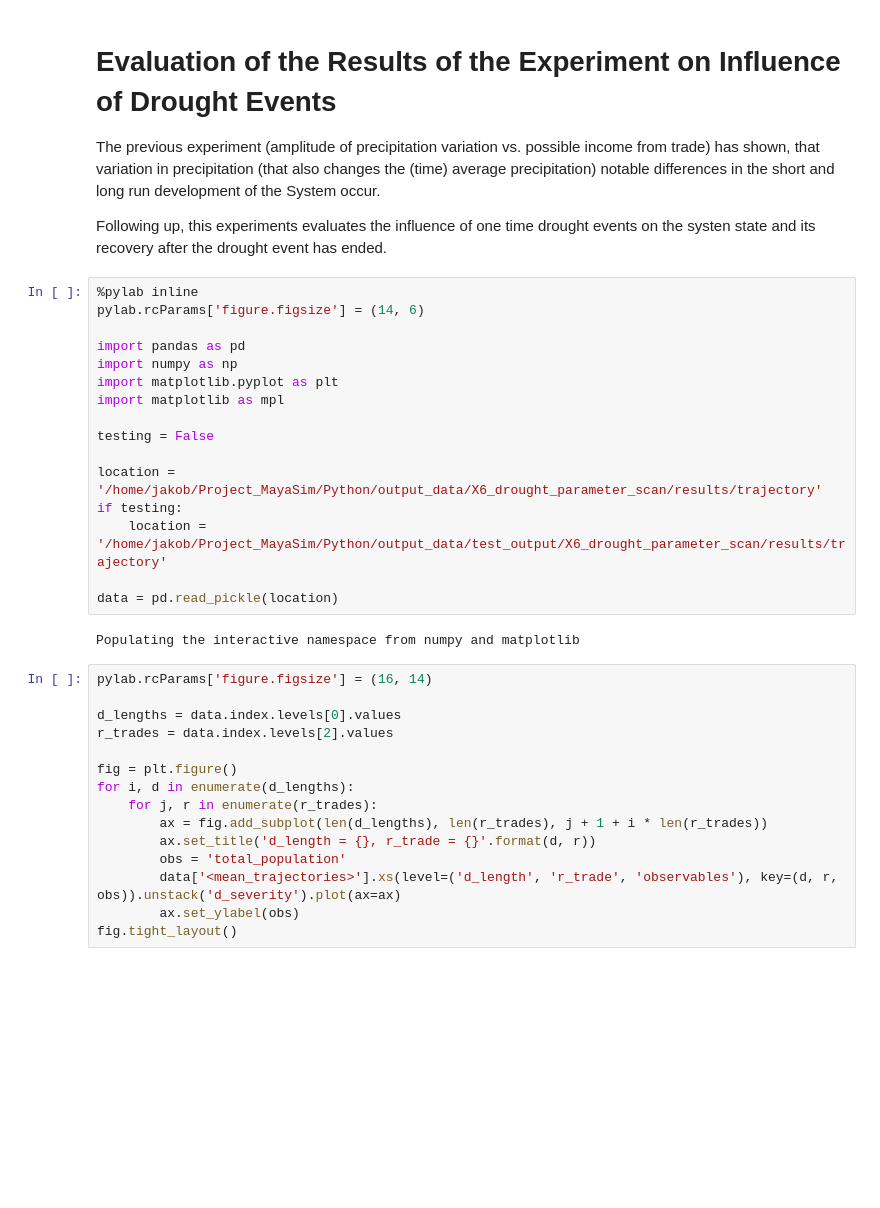
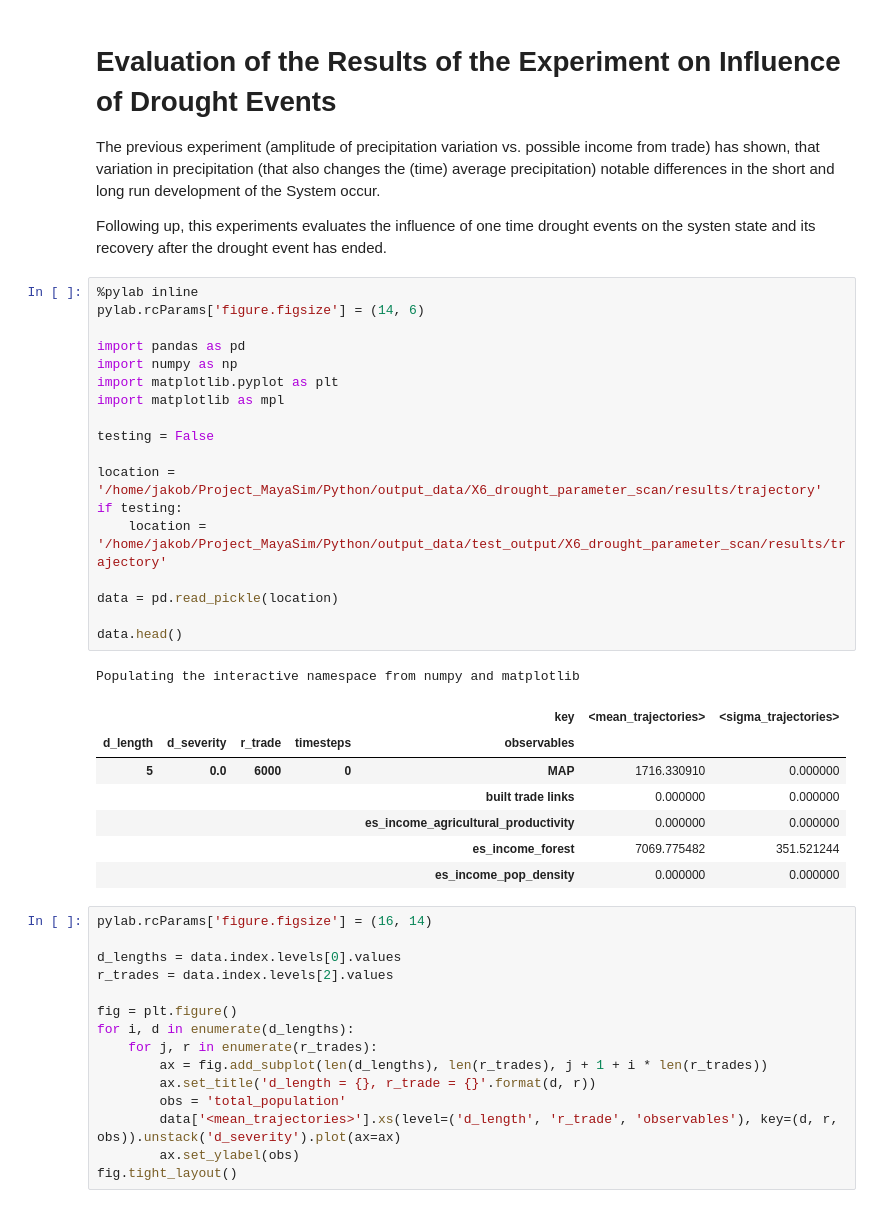
Before and after one commit to jakobkolb/Mayasim, a Jupyter notebook: Evaluation_Notebooks/X6_influence_of_drought_events.ipynb, the cells around one changed output. Drawn from its saved outputs; the diff is of its cells as text; blank space fills up the shorter version.

```diff
--- a/Evaluation_Notebooks/X6_influence_of_drought_events.ipynb
+++ b/Evaluation_Notebooks/X6_influence_of_drought_events.ipynb
@@ -7,21 +7,30 @@ Following up, this experiments evaluates the influence of one time drought event
 # %%
 %pylab inline
 pylab.rcParams['figure.figsize'] = (14, 6)
 
 import pandas as pd
 import numpy as np
 import matplotlib.pyplot as plt
 import matplotlib as mpl
 
 testing = False
 
 location = '/home/jakob/Project_MayaSim/Python/output_data/X6_drought_parameter_scan/results/trajectory'
 if testing:
     location = '/home/jakob/Project_MayaSim/Python/output_data/test_output/X6_drought_parameter_scan/results/trajectory'
 
 data = pd.read_pickle(location)
+
+data.head()
 # %% [output]
 Populating the interactive namespace from numpy and matplotlib
+|  |  |  |  | key | <mean_trajectories> | <sigma_trajectories> |
+| d_length | d_severity | r_trade | timesteps | observables |  |  |
+| 5 | 0.0 | 6000 | 0 | MAP | 1716.330910 | 0.000000 |
+|  |  |  |  | built trade links | 0.000000 | 0.000000 |
+|  |  |  |  | es_income_agricultural_productivity | 0.000000 | 0.000000 |
+|  |  |  |  | es_income_forest | 7069.775482 | 351.521244 |
+|  |  |  |  | es_income_pop_density | 0.000000 | 0.000000 |
 # %%
 pylab.rcParams['figure.figsize'] = (16, 14)
 
```
